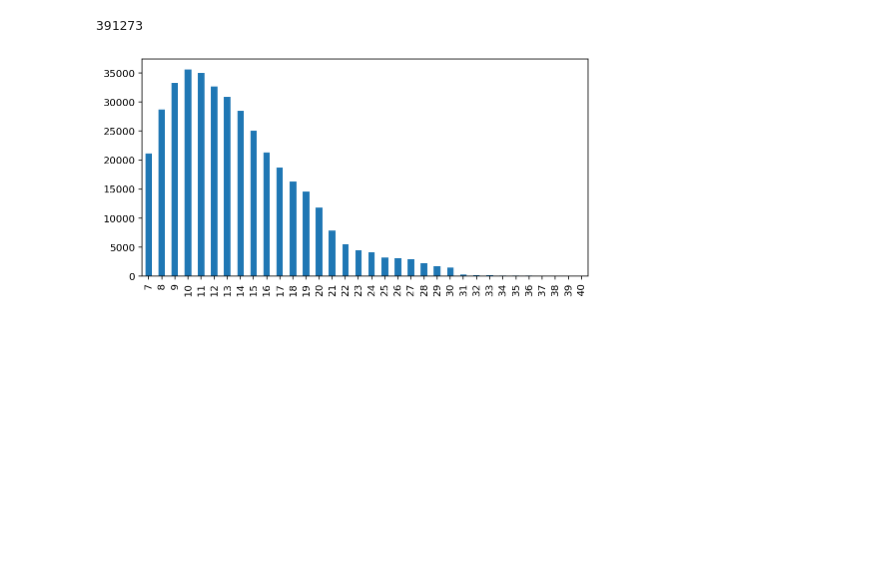
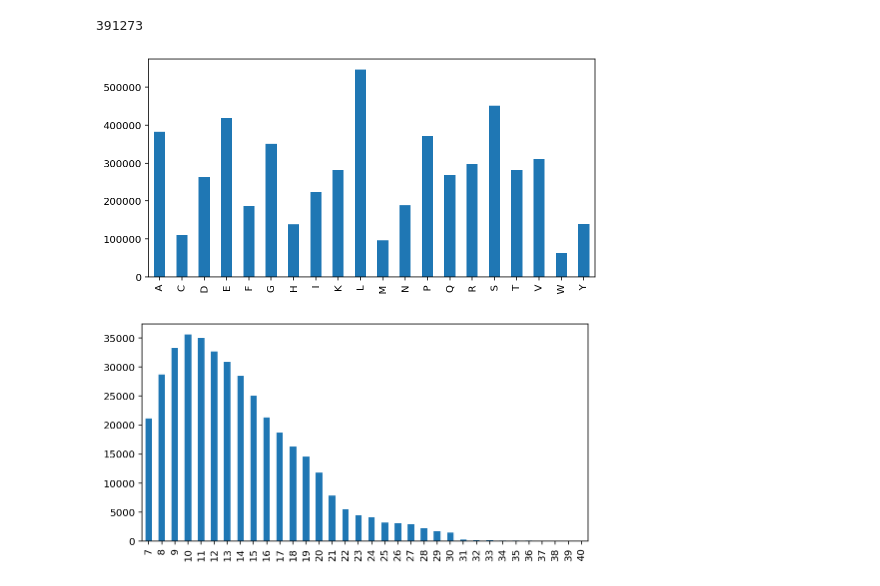
Before and after one commit to murphy17/MSPretraining, a Jupyter notebook: SequenceStats.ipynb, the cells around one changed output. Saved outputs shown, nothing was run; the diff lists cells and outputs as text; code cells hidden in the pictures; blank space fills up the shorter version.

Commit message:
sequence stats contd

```diff
--- a/SequenceStats.ipynb
+++ b/SequenceStats.ipynb
@@ -40,6 +38,12 @@ sequence_counts = Counter(sequences)
 len(sequence_counts)
 # %% [output]
 391273
+# %%
+# Amino acid frequencies. Expect this to match human proteome + R/K overrepresentation
+aa_counts = Counter(''.join(sequence_counts))
+pd.Series(aa_counts).sort_index().plot(kind='bar',figsize=(8,4));
+# %% [output]
+[figure, added]
 # %%
 # Length distribution of unique sequences. Longest sequence is 40 AAs.
 sequence_lengths = Counter(map(len,sequence_counts.keys()))
```
Also changed, not shown: parts of 1 cell of this notebook, 2 other files.
